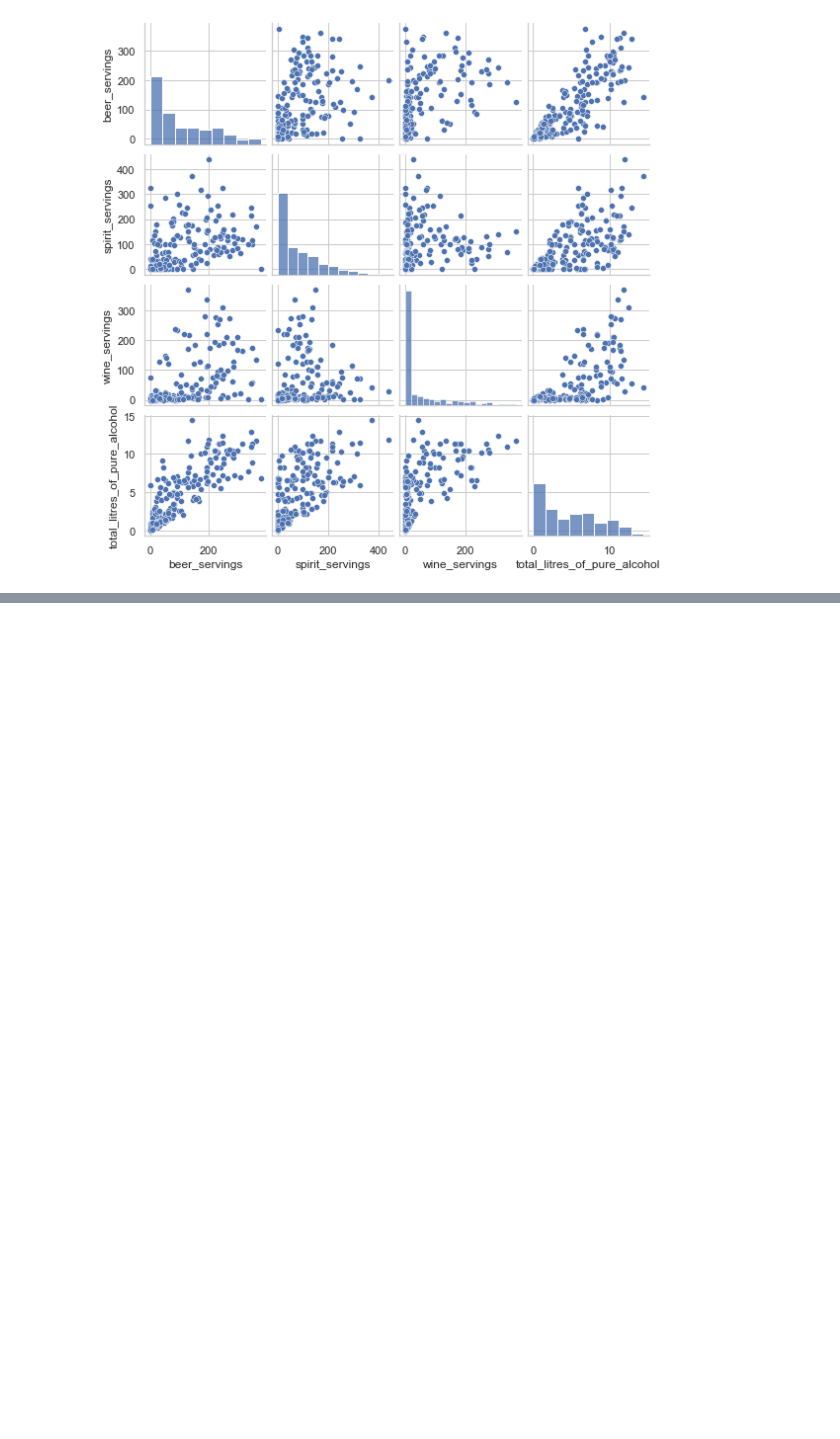
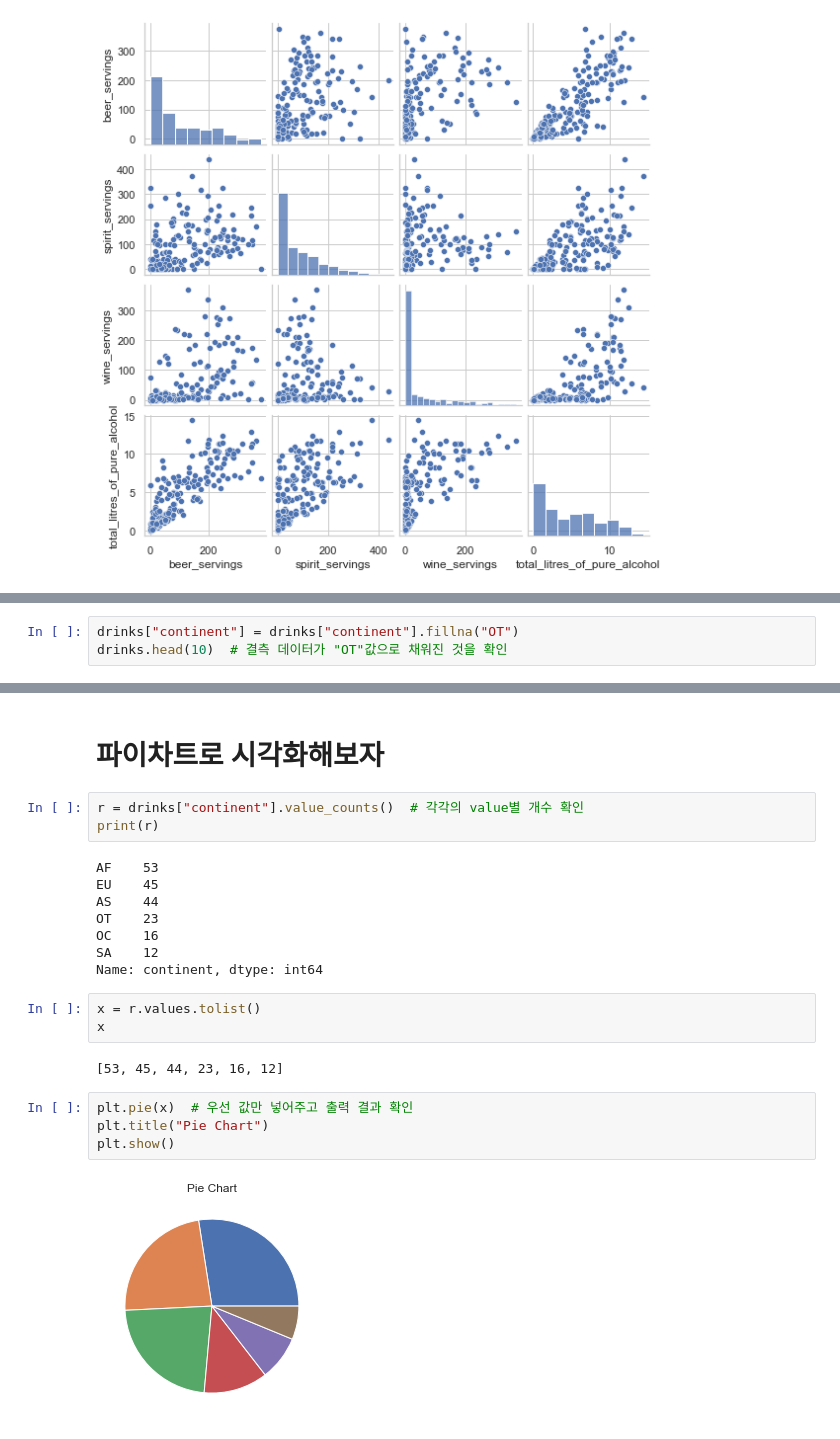
Before and after one commit to hyunjuyo/python, a Jupyter notebook: Data_analysis/drinks_data.ipynb, the cells around one changed output, grey strips where cells are left out. Drawn from its saved outputs; the diff is of its cells as text; blank space fills up the shorter version.

```diff
--- a/Data_analysis/drinks_data.ipynb
+++ b/Data_analysis/drinks_data.ipynb
@@ -165,0 +196,3 @@ sns.pairplot(drinks[["beer_servings", "spirit_servings", "wine_servings", "total
+# %%
+drinks["continent"] = drinks["continent"].fillna("OT")
+drinks.head(10)  # 결측 데이터가 "OT"값으로 채워진 것을 확인
@@ -165,0 +227,24 @@ sns.pairplot(drinks[["beer_servings", "spirit_servings", "wine_servings", "total
+# %% [markdown]
+# 파이차트로 시각화해보자
+# %%
+r = drinks["continent"].value_counts()  # 각각의 value별 개수 확인
+print(r)
+# %% [output]
+AF    53
+EU    45
+AS    44
+OT    23
+OC    16
+SA    12
+Name: continent, dtype: int64
+# %%
+x = r.values.tolist()
+x
+# %% [output]
+[53, 45, 44, 23, 16, 12]
+# %%
+plt.pie(x)  # 우선 값만 넣어주고 출력 결과 확인
+plt.title("Pie Chart")
+plt.show()
+# %% [output]
+[figure, added]
```
Also changed, not shown: parts of 24 cells of this notebook.
